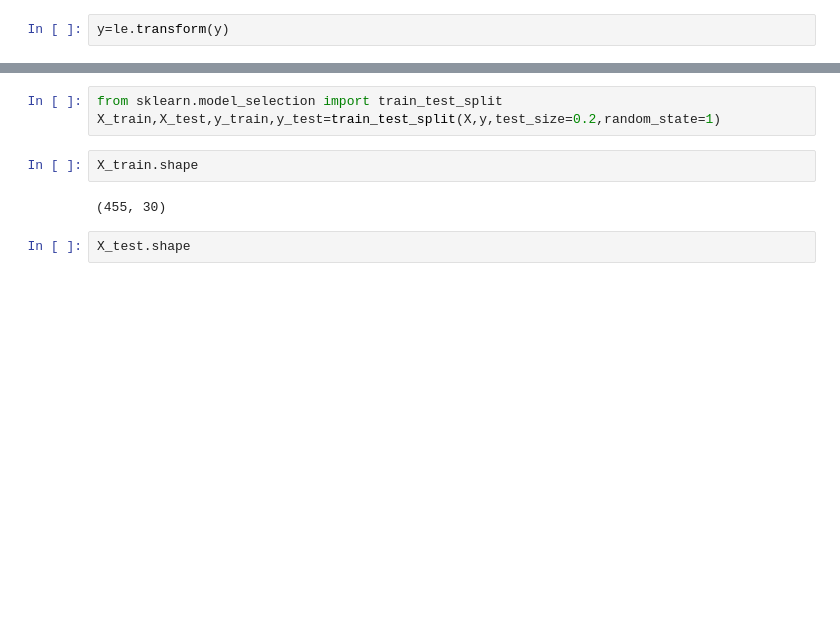
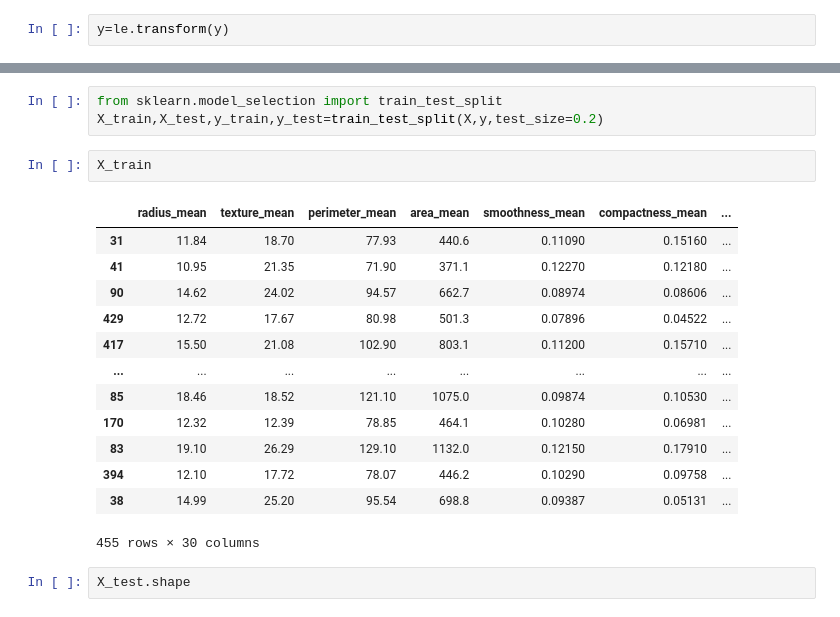
Before and after one commit to vyom-verma/DL_model_cancer_prediction, a Jupyter notebook: cancer.ipynb, the cells around one changed output, grey strips where cells are left out. Drawn from its saved outputs; the diff is of its cells as text; blank space fills up the shorter version.

```diff
--- a/cancer.ipynb
+++ b/cancer.ipynb
@@ -72,10 +72,22 @@ y.sample(10)
 # %%
 from sklearn.model_selection import train_test_split
-X_train,X_test,y_train,y_test=train_test_split(X,y,test_size=0.2,random_state=1)
+X_train,X_test,y_train,y_test=train_test_split(X,y,test_size=0.2)
 # %%
-X_train.shape
+X_train
 # %% [output]
+|  | radius_mean | texture_mean | perimeter_mean | area_mean | smoothness_mean | compactness_mean | ... |
+| 31 | 11.84 | 18.70 | 77.93 | 440.6 | 0.11090 | 0.15160 | ... |
+| 41 | 10.95 | 21.35 | 71.90 | 371.1 | 0.12270 | 0.12180 | ... |
+| 90 | 14.62 | 24.02 | 94.57 | 662.7 | 0.08974 | 0.08606 | ... |
+| 429 | 12.72 | 17.67 | 80.98 | 501.3 | 0.07896 | 0.04522 | ... |
+| 417 | 15.50 | 21.08 | 102.90 | 803.1 | 0.11200 | 0.15710 | ... |
+| ... | ... | ... | ... | ... | ... | ... | ... |
+| 85 | 18.46 | 18.52 | 121.10 | 1075.0 | 0.09874 | 0.10530 | ... |
+| 170 | 12.32 | 12.39 | 78.85 | 464.1 | 0.10280 | 0.06981 | ... |
+| 83 | 19.10 | 26.29 | 129.10 | 1132.0 | 0.12150 | 0.17910 | ... |
+| 394 | 12.10 | 17.72 | 78.07 | 446.2 | 0.10290 | 0.09758 | ... |
+| 38 | 14.99 | 25.20 | 95.54 | 698.8 | 0.09387 | 0.05131 | ... |
-(455, 30)
+455 rows × 30 columns
 # %%
 X_test.shape
 # %% [output]
```
Also changed, not shown: parts of 18 cells of this notebook.
